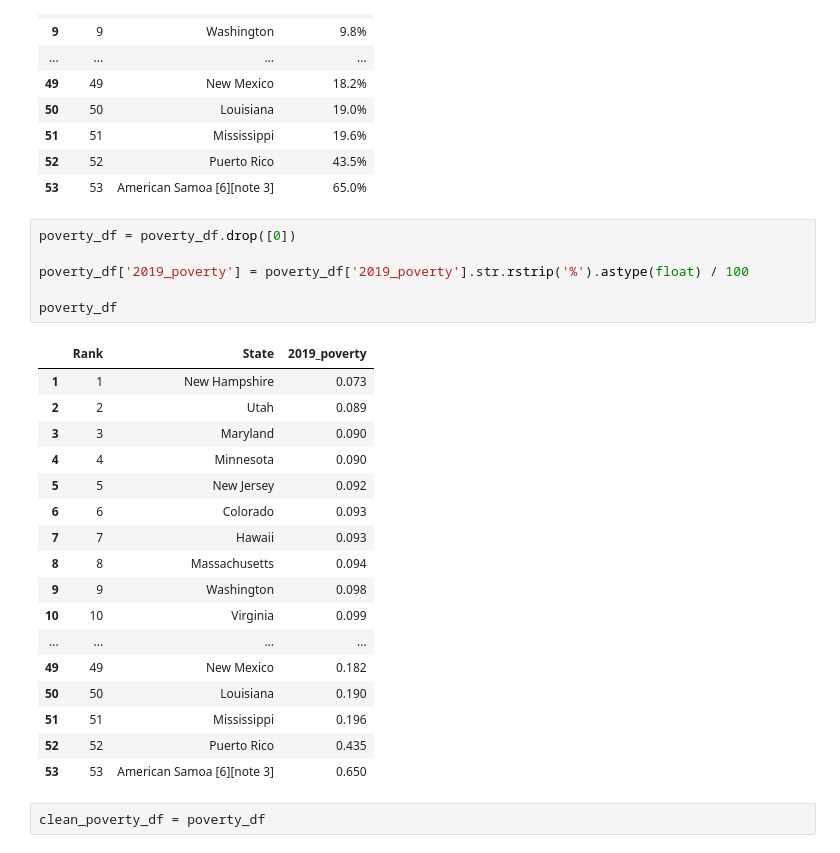
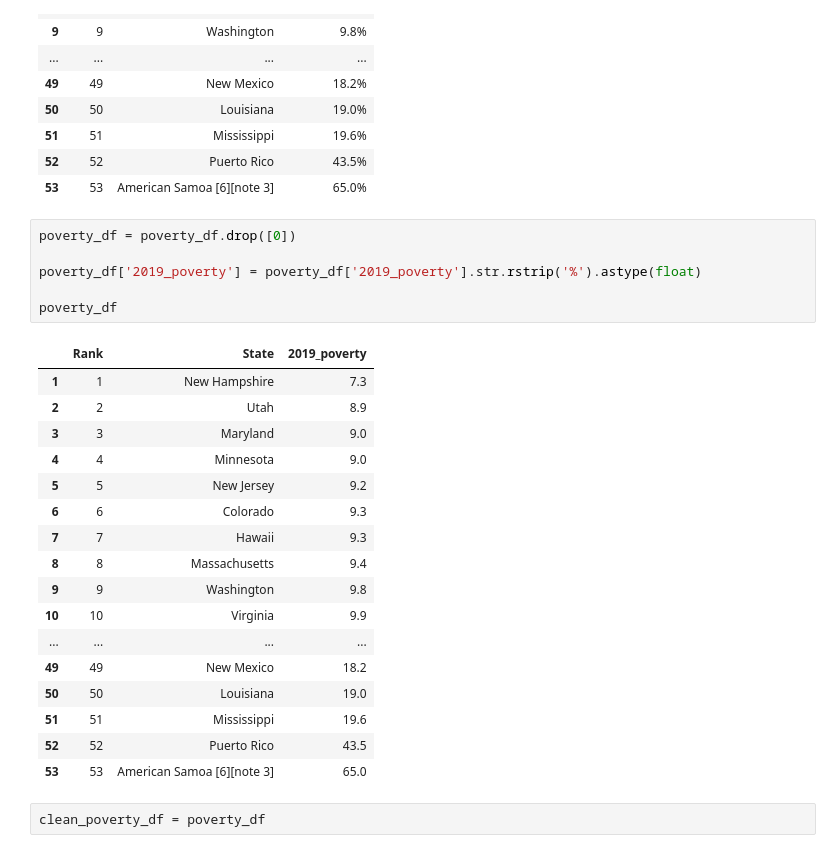
Before and after one commit to gucaselo/MAS-Project, a Jupyter notebook: scraped_cleaned_data.ipynb, the cells around one changed output. Cells and saved outputs as stored; diff of their text form.

Commit message:
cleaned poverty

```diff
--- a/scraped_cleaned_data.ipynb
+++ b/scraped_cleaned_data.ipynb
@@ -65,27 +65,27 @@ poverty_df
 # %%
 poverty_df = poverty_df.drop([0])
 
-poverty_df['2019_poverty'] = poverty_df['2019_poverty'].str.rstrip('%').astype(float) / 100
+poverty_df['2019_poverty'] = poverty_df['2019_poverty'].str.rstrip('%').astype(float)
 
 poverty_df
 # %% [output]
 |  | Rank | State | 2019_poverty |
-| 1 | 1 | New Hampshire | 0.073 |
-| 2 | 2 | Utah | 0.089 |
-| 3 | 3 | Maryland | 0.090 |
-| 4 | 4 | Minnesota | 0.090 |
-| 5 | 5 | New Jersey | 0.092 |
-| 6 | 6 | Colorado | 0.093 |
-| 7 | 7 | Hawaii | 0.093 |
-| 8 | 8 | Massachusetts | 0.094 |
-| 9 | 9 | Washington | 0.098 |
-| 10 | 10 | Virginia | 0.099 |
+| 1 | 1 | New Hampshire | 7.3 |
+| 2 | 2 | Utah | 8.9 |
+| 3 | 3 | Maryland | 9.0 |
+| 4 | 4 | Minnesota | 9.0 |
+| 5 | 5 | New Jersey | 9.2 |
+| 6 | 6 | Colorado | 9.3 |
+| 7 | 7 | Hawaii | 9.3 |
+| 8 | 8 | Massachusetts | 9.4 |
+| 9 | 9 | Washington | 9.8 |
+| 10 | 10 | Virginia | 9.9 |
 | ... | ... | ... | ... |
-| 49 | 49 | New Mexico | 0.182 |
-| 50 | 50 | Louisiana | 0.190 |
-| 51 | 51 | Mississippi | 0.196 |
-| 52 | 52 | Puerto Rico | 0.435 |
-| 53 | 53 | American Samoa [6][note 3] | 0.650 |
+| 49 | 49 | New Mexico | 18.2 |
+| 50 | 50 | Louisiana | 19.0 |
+| 51 | 51 | Mississippi | 19.6 |
+| 52 | 52 | Puerto Rico | 43.5 |
+| 53 | 53 | American Samoa [6][note 3] | 65.0 |
 # %%
 clean_poverty_df = poverty_df
 # %%
```
Also changed, not shown: 3 other files.
